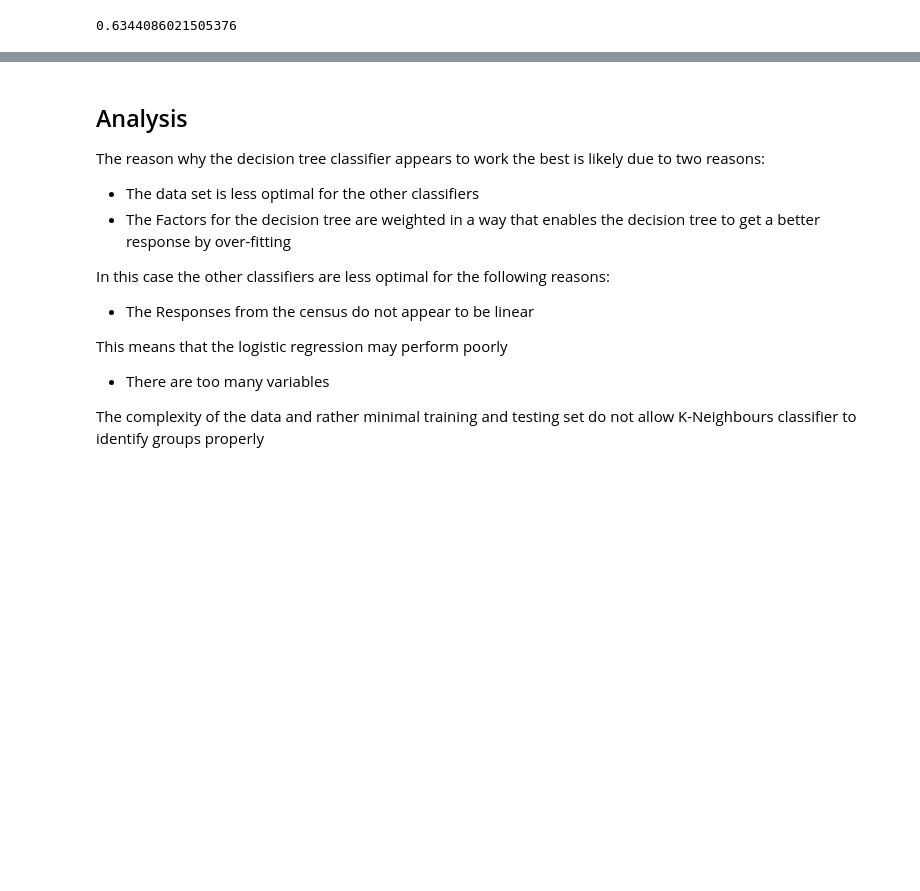
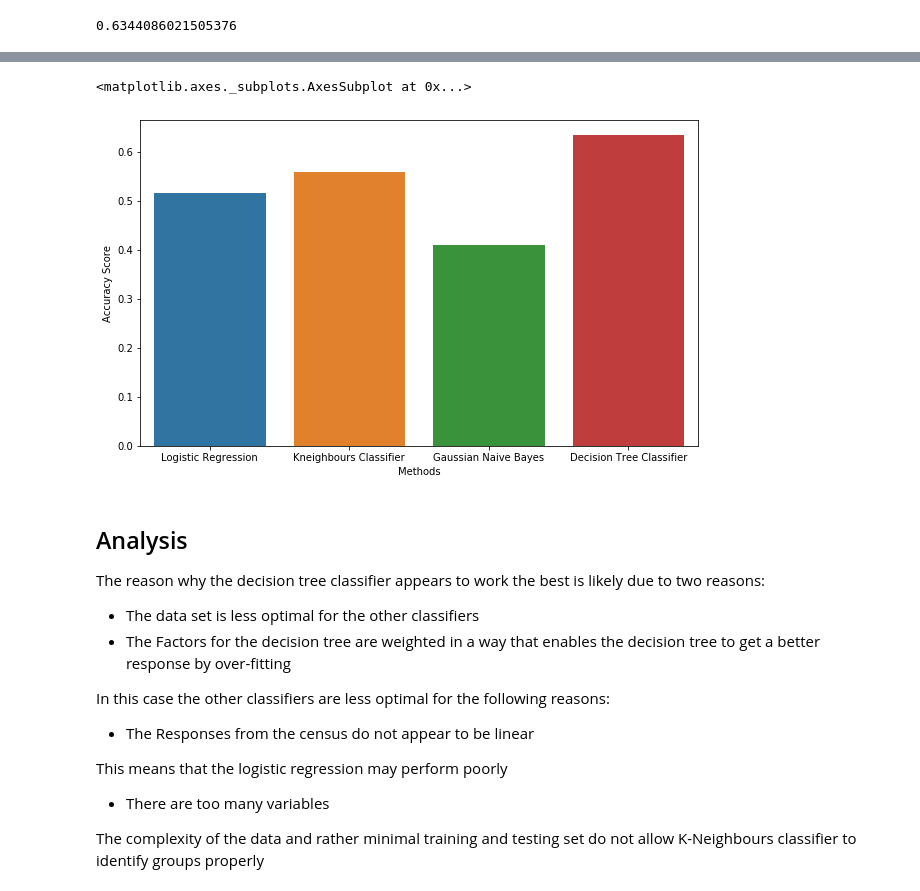
Before and after one commit to garyliu427/data-science-project-2019, a Jupyter notebook: Final_Report.ipynb, the cells around one changed output, grey strips where cells are left out. Cells and saved outputs as stored; diff of their text form; code cells hidden in the pictures; blank space fills up the shorter version.

Commit message:
dataframe for classifier results

```diff
--- a/Final_Report.ipynb
+++ b/Final_Report.ipynb
@@ -248,0 +238,4 @@ Among all these classifiers, decision tree behaves best among test dataset. Gaus
+# %%
+data = {'Methods':['Logistic Regression', 'Kneighbours Classifier', 'Gaussian Naive Bayes', 'Decision Tree Classifier'], 'Accuracy Score':[0.516, 0.559, 0.409, 0.634]}
+df = pd.DataFrame(data)
+df
@@ -249,3 +248,9 @@ Among all these classifiers, decision tree behaves best among test dataset. Gaus
+# %%
+plt.figure(figsize=(10, 6))
+sns.barplot(x=df['Methods'],y=df['Accuracy Score'])
+# %% [output]
+<matplotlib.axes._subplots.AxesSubplot at 0x...>
+[figure, added]
 # %% [markdown]
 ## Analysis
 
```
Also changed, not shown: parts of 4 cells of this notebook.
